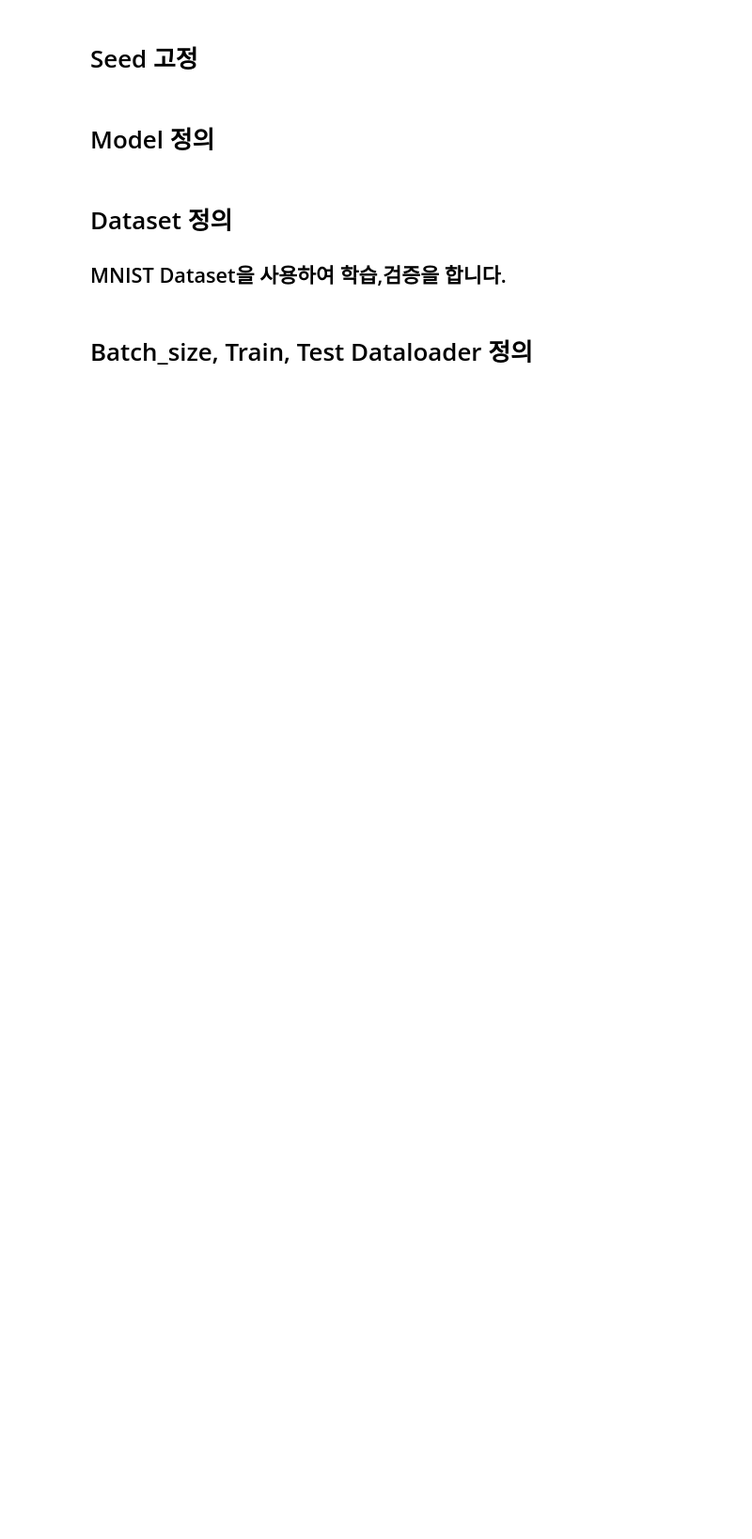
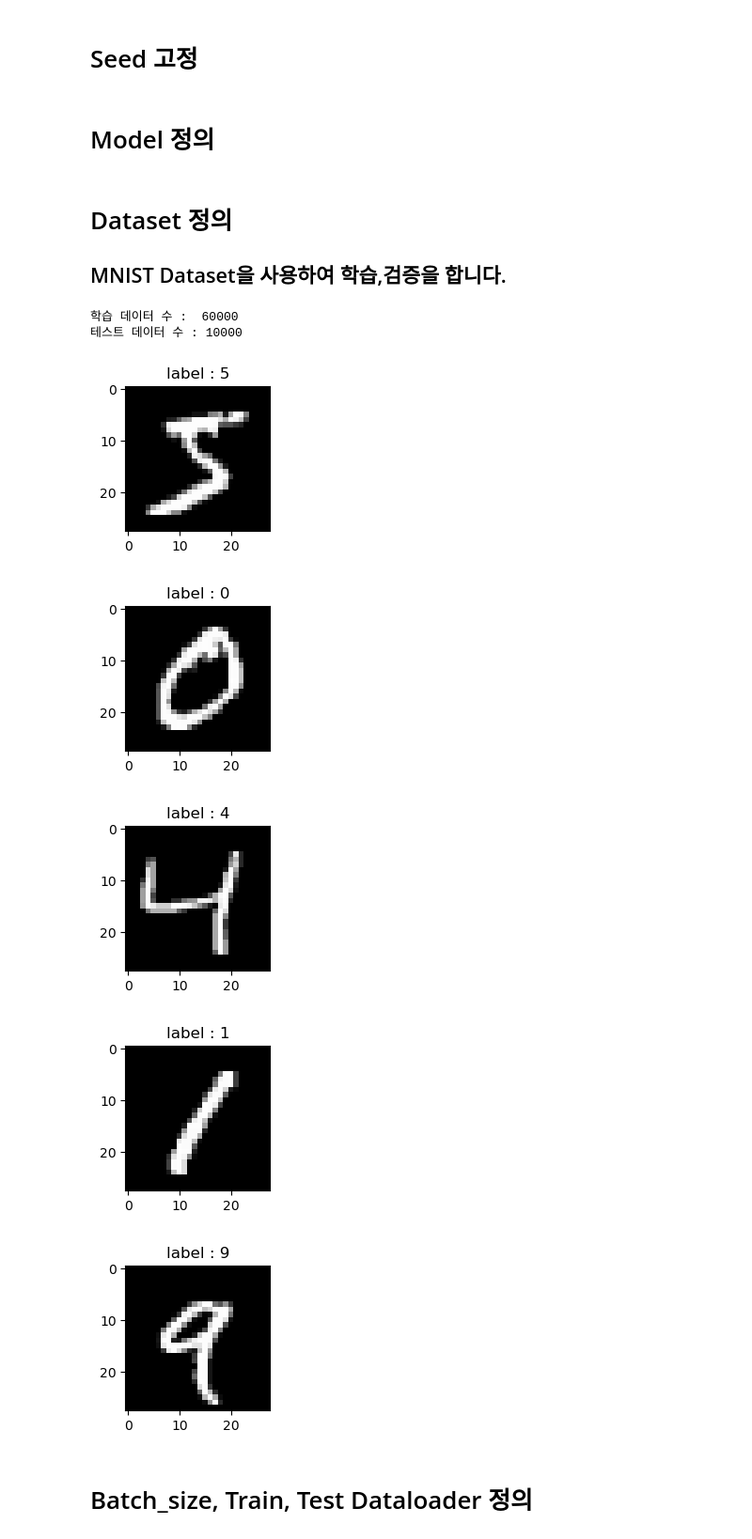
Before and after one commit to kimkihoon0515/mlflow_project_practice, a Jupyter notebook: mlflow.ipynb, the cells around one changed output. Shown: that part at 94% size. Drawn from its saved outputs; the diff is of its cells as text; code cells hidden in the pictures; blank space fills up the shorter version.

```diff
--- a/mlflow.ipynb
+++ b/mlflow.ipynb
@@ -92,6 +94,28 @@ test_dataset = datasets.MNIST(root=download_root,
                          train=False,
                          transform=transforms.ToTensor(),
                          download=True)
+# %%
+print('학습 데이터 수 : ',len(train_dataset))
+print('테스트 데이터 수 :',len(test_dataset))
+# %% [output]
+학습 데이터 수 :  60000
+테스트 데이터 수 : 10000
+# %%
+
+for i in range(5):
+
+    image, label = train_dataset[i]
+
+    plt.figure(figsize=(2,2))
+    plt.imshow(image.squeeze().numpy(),'gray')
+    plt.title('label : %s' % label)
+    plt.show()
+# %% [output]
+[figure, added]
+[figure, added]
+[figure, added]
+[figure, added]
+[figure, added]
 # %% [markdown]
 # Batch_size, Train, Test Dataloader 정의
 # %%
```
Also changed, not shown: parts of 13 cells of this notebook, 10 other files.
